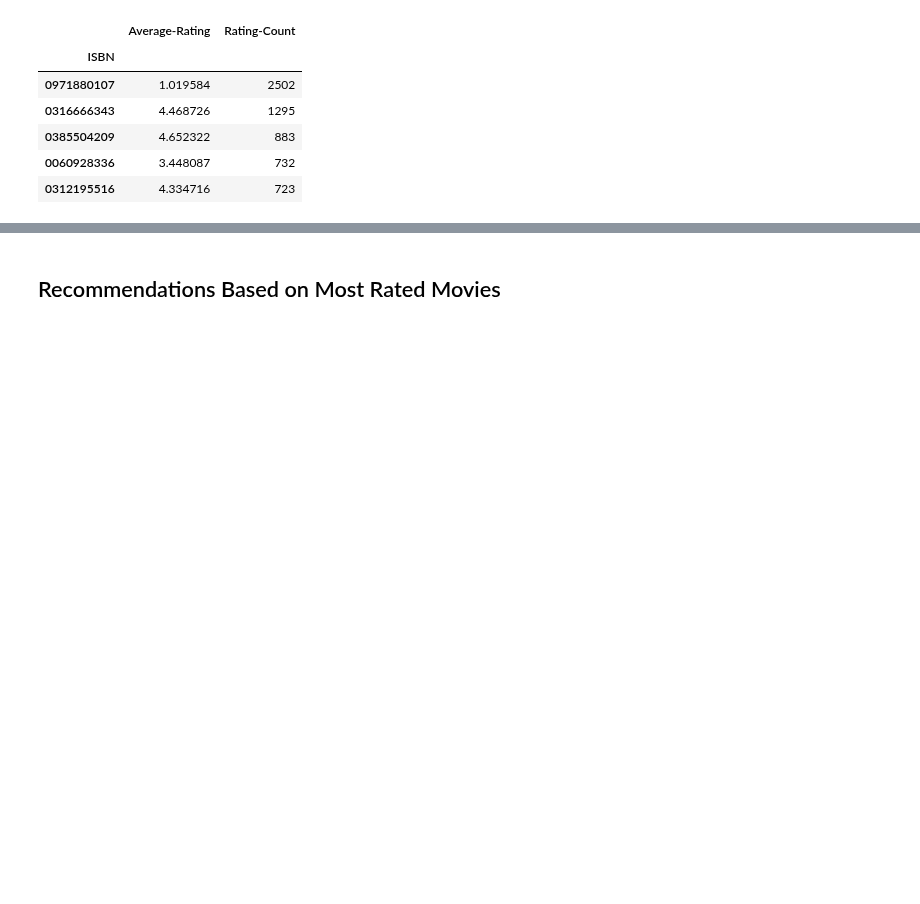
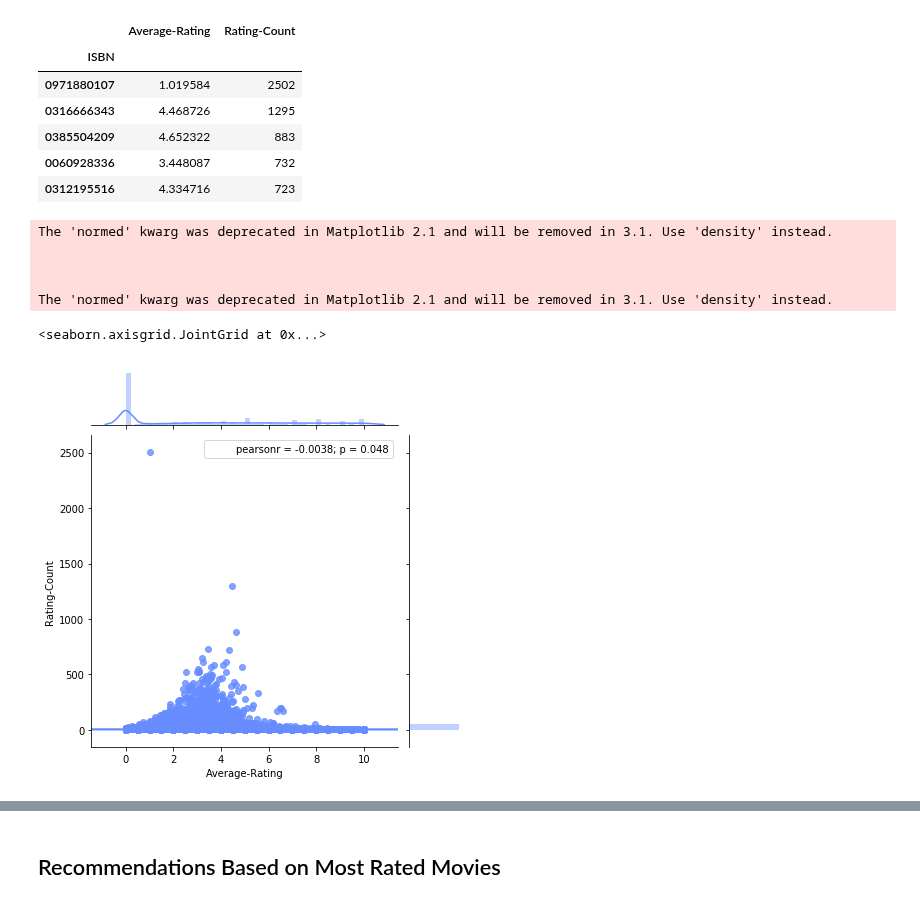
Before and after one commit to mpayumo/book-recommender-model, a Jupyter notebook: 2-book-recommender-modeling.ipynb, the cells around one changed output, grey strips where cells are left out. Drawn from its saved outputs; the diff is of its cells as text; code cells hidden in the pictures; blank space fills up the shorter version.

```diff
--- a/2-book-recommender-modeling.ipynb
+++ b/2-book-recommender-modeling.ipynb
@@ -114,5 +114,18 @@ average_count_rating :::::::
 | 0385504209 | 4.652322 | 883 |
 | 0060928336 | 3.448087 | 732 |
 | 0312195516 | 4.334716 | 723 |
+# %%
+sns.jointplot(x='Average-Rating', y='Rating-Count',
+              kind='reg',
+             color='#668cff',
+             data=average_count_rating)
+# %% [output]
+The 'normed' kwarg was deprecated in Matplotlib 2.1 and will be removed in 3.1. Use 'density' instead.
+
+
+
+The 'normed' kwarg was deprecated in Matplotlib 2.1 and will be removed in 3.1. Use 'density' instead.
+<seaborn.axisgrid.JointGrid at 0x...>
+[figure, added]
 # %%
 # Getting scatter plot between Average-Rating and Rating-Count
```
Also changed, not shown: parts of 47 cells of this notebook, 1 other file.
